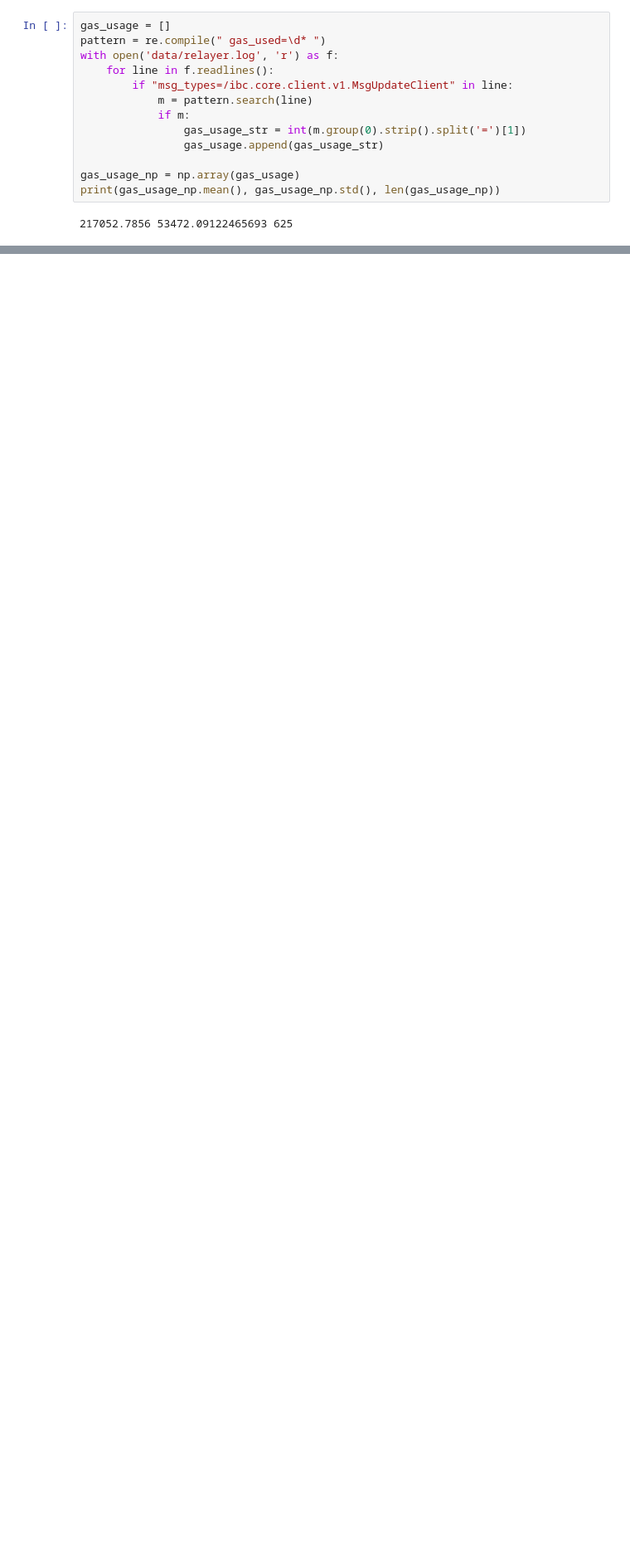
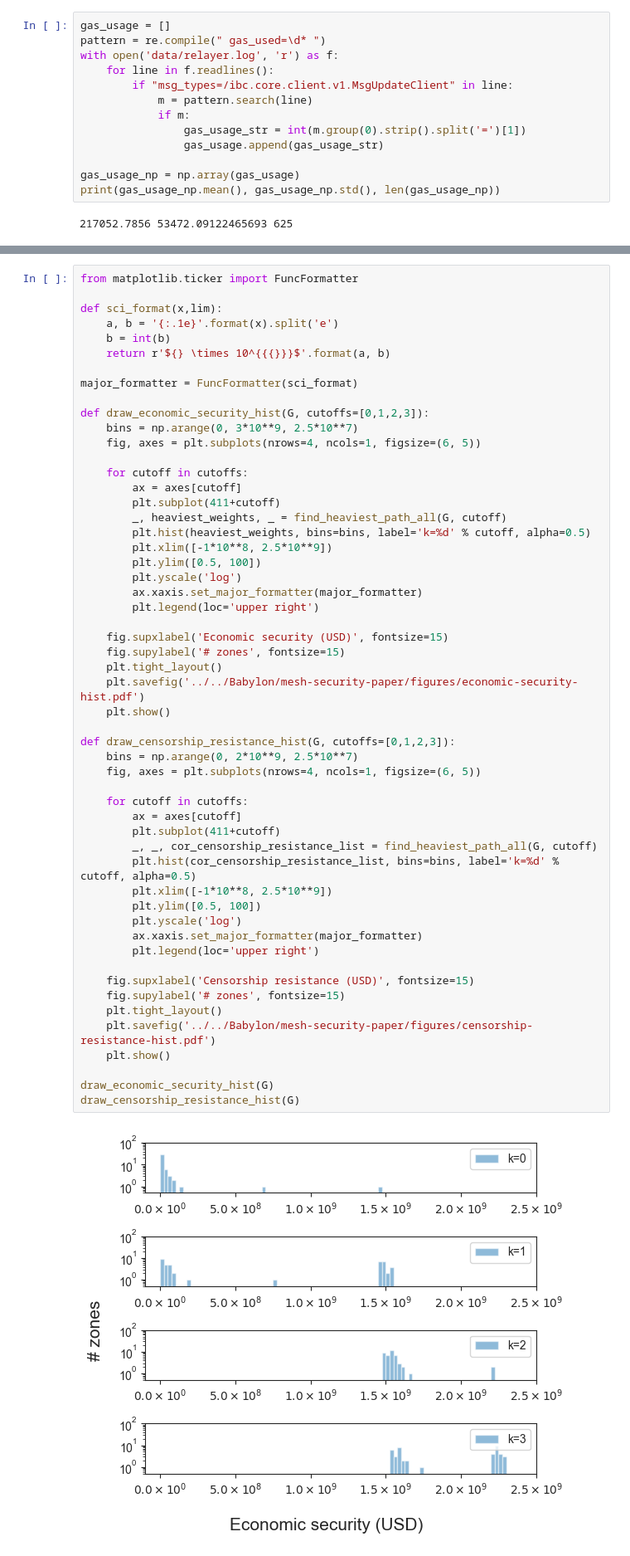
Before and after one commit to babylonchain/mapofzones-crawler, a Jupyter notebook: analysis.ipynb, the cells around one changed output, grey strips where cells are left out. Shown at 83% size. Saved outputs shown, nothing was run; the diff lists cells and outputs as text; blank space fills up the shorter version.

```diff
--- a/analysis.ipynb
+++ b/analysis.ipynb
@@ -296,0 +277,56 @@ plt.show()
+# %%
+from matplotlib.ticker import FuncFormatter
+
+def sci_format(x,lim):
+    a, b = '{:.1e}'.format(x).split('e')
+    b = int(b)
+    return r'${} \times 10^{{{}}}$'.format(a, b)
+
+major_formatter = FuncFormatter(sci_format)
+
+def draw_economic_security_hist(G, cutoffs=[0,1,2,3]):
+    bins = np.arange(0, 3*10**9, 2.5*10**7)
+    fig, axes = plt.subplots(nrows=4, ncols=1, figsize=(6, 5))
+
+    for cutoff in cutoffs:
+        ax = axes[cutoff]
+        plt.subplot(411+cutoff)
+        _, heaviest_weights, _ = find_heaviest_path_all(G, cutoff)
+        plt.hist(heaviest_weights, bins=bins, label='k=%d' % cutoff, alpha=0.5)
+        plt.xlim([-1*10**8, 2.5*10**9])
+        plt.ylim([0.5, 100])
+        plt.yscale('log')
+        ax.xaxis.set_major_formatter(major_formatter)
+        plt.legend(loc='upper right')
+
+    fig.supxlabel('Economic security (USD)', fontsize=15)
+    fig.supylabel('# zones', fontsize=15)
+    plt.tight_layout()
+    plt.savefig('../../Babylon/mesh-security-paper/figures/economic-security-hist.pdf')
+    plt.show()
+
+def draw_censorship_resistance_hist(G, cutoffs=[0,1,2,3]):
+    bins = np.arange(0, 2*10**9, 2.5*10**7)
+    fig, axes = plt.subplots(nrows=4, ncols=1, figsize=(6, 5))
+
+    for cutoff in cutoffs:
+        ax = axes[cutoff]
+        plt.subplot(411+cutoff)
+        _, _, cor_censorship_resistance_list = find_heaviest_path_all(G, cutoff)
+        plt.hist(cor_censorship_resistance_list, bins=bins, label='k=%d' % cutoff, alpha=0.5)
+        plt.xlim([-1*10**8, 2.5*10**9])
+        plt.ylim([0.5, 100])
+        plt.yscale('log')
+        ax.xaxis.set_major_formatter(major_formatter)
+        plt.legend(loc='upper right')
+
+    fig.supxlabel('Censorship resistance (USD)', fontsize=15)
+    fig.supylabel('# zones', fontsize=15)
+    plt.tight_layout()
+    plt.savefig('../../Babylon/mesh-security-paper/figures/censorship-resistance-hist.pdf')
+    plt.show()
+
+draw_economic_security_hist(G)
+draw_censorship_resistance_hist(G)
+# %% [output]
+[figure, added]
```
Also changed, not shown: parts of 8 cells of this notebook, 1 other file.
